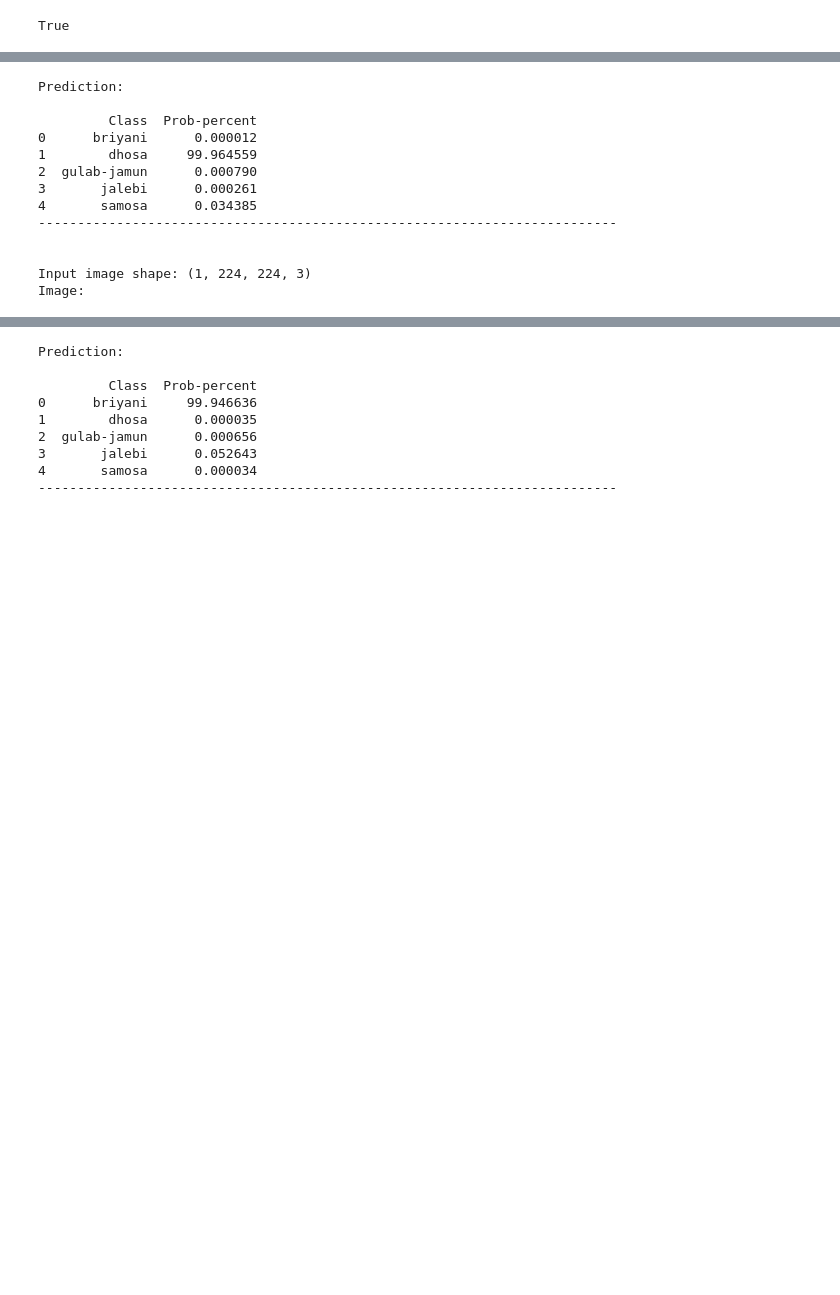
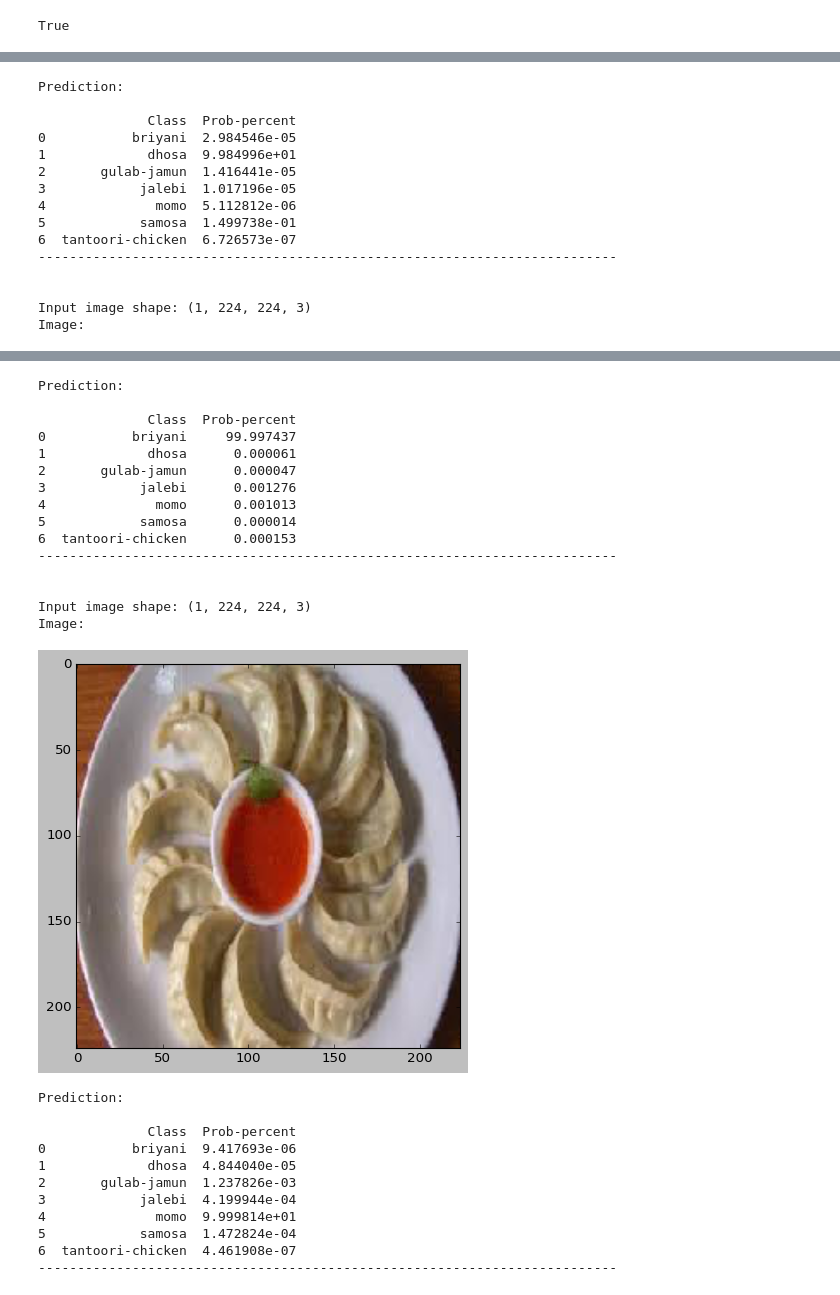
Before and after one commit to 10zinten/food-image-classifier, a Jupyter notebook: FIC fine-tuned on ResNet-50 with keras.ipynb, the cells around one changed output, grey strips where cells are left out. Saved outputs shown, nothing was run; the diff lists cells and outputs as text; code cells hidden in the pictures; blank space fills up the shorter version.

```diff
--- a/FIC fine-tuned on ResNet-50 with keras.ipynb
+++ b/FIC fine-tuned on ResNet-50 with keras.ipynb
@@ -168,7 +174,7 @@ with open('FIC-Indian-Dish-ResNet-50-Model.json', 'w') as json_file:
 # %%
 import pandas as pd
 # %%
-images = ['dhosa_115.jpg', 'briyani_122.jpg']
+images = ['dhosa_115.jpg', 'briyani_122.jpg', 'momo_478.jpg']
 for img in images:
     img_path = os.path.join('images', img)
     img = image.load_img(img_path, target_size=(IMAGE_SIZE,IMAGE_SIZE))
@@ -179,42 +185,62 @@ for img in images:
 
     preds = custom_resnet_model2.predict(x)
 
     print('Image: ')
     plt.imshow(img)
     plt.show()
 
     print('\nPrediction:', end='\n\n')
     preds = preds[0]
     prob_dist = []
     for i in range(len(preds)):
         prob_dist.append([names[i], preds[i]*100])
     df = pd.DataFrame(prob_dist, columns=['Class', 'Prob-percent'])
     print(df)
     print('--------------------------------------------------------------------------', end='\n\n\n')
 # %% [output]
 Input image shape: (1, 224, 224, 3)
 Image:
 [figure]
 Prediction:
 
-         Class  Prob-percent
-0      briyani      0.000012
-1        dhosa     99.964559
-2  gulab-jamun      0.000790
-3       jalebi      0.000261
-4       samosa      0.034385
+              Class  Prob-percent
+0           briyani  2.984546e-05
+1             dhosa  9.984996e+01
+2       gulab-jamun  1.416441e-05
+3            jalebi  1.017196e-05
+4              momo  5.112812e-06
+5            samosa  1.499738e-01
+6  tantoori-chicken  6.726573e-07
 --------------------------------------------------------------------------
 
 
 Input image shape: (1, 224, 224, 3)
 Image:
 [figure]
 Prediction:
 
-         Class  Prob-percent
-0      briyani     99.946636
-1        dhosa      0.000035
-2  gulab-jamun      0.000656
-3       jalebi      0.052643
-4       samosa      0.000034
+              Class  Prob-percent
+0           briyani     99.997437
+1             dhosa      0.000061
+2       gulab-jamun      0.000047
+3            jalebi      0.001276
+4              momo      0.001013
+5            samosa      0.000014
+6  tantoori-chicken      0.000153
 --------------------------------------------------------------------------
+
+
+Input image shape: (1, 224, 224, 3)
+Image:
+[figure, added]
+Prediction:
+
+              Class  Prob-percent
+0           briyani  9.417693e-06
+1             dhosa  4.844040e-05
+2       gulab-jamun  1.237826e-03
+3            jalebi  4.199944e-04
+4              momo  9.999814e+01
+5            samosa  1.472824e-04
+6  tantoori-chicken  4.461908e-07
+--------------------------------------------------------------------------
```
Also changed, not shown: parts of 7 cells of this notebook.
